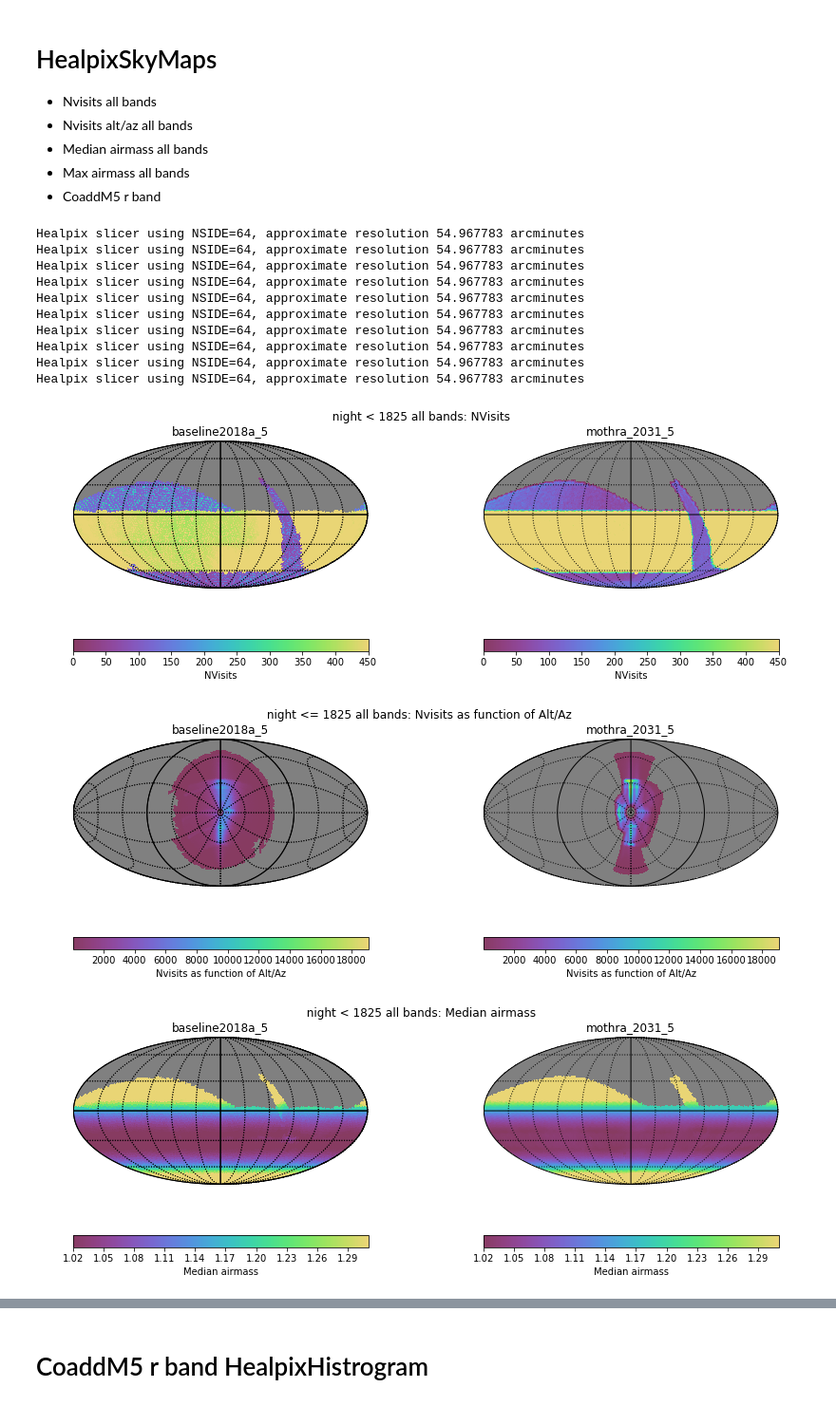
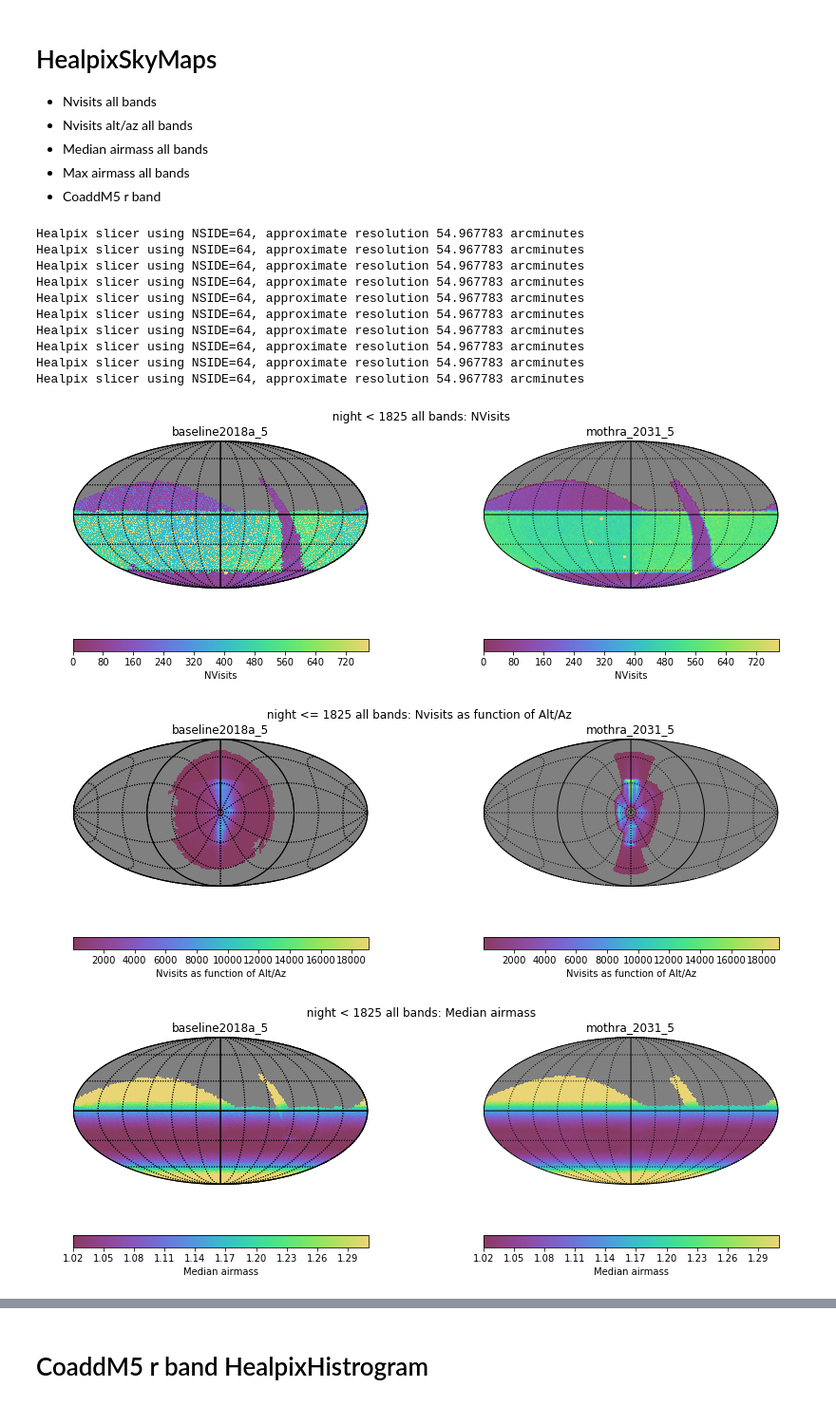
Before and after one commit to tribeiro/lsst_notebooks, a Jupyter notebook: fbs_notebooks/mothra_2031/baseline2018a_vs_mothra_2031_year5.ipynb, the cells around one changed output, grey strips where cells are left out. Shown at 95% size. Saved outputs shown, nothing was run; the diff lists cells and outputs as text; code cells hidden in the pictures.

```diff
--- a/fbs_notebooks/mothra_2031/baseline2018a_vs_mothra_2031_year5.ipynb
+++ b/fbs_notebooks/mothra_2031/baseline2018a_vs_mothra_2031_year5.ipynb
@@ -298,36 +293,36 @@ coaddM5_r, mname = comp.readMetricData(all_dict['CoaddM5  night < 1825 r band He
 with warnings.catch_warnings():
     comp.plotMetricData(n_visits_all,
                         plotFunc=plots.HealpixSkyMap(),
-                        userPlotDict={'figsize':(12,4),'colorMin':0,'colorMax':450, 'xMin':60,'xMax':100},
+                        userPlotDict={'figsize':(12,4),'colorMin':0,'colorMax':780, 'xMin':60,'xMax':100},
                         outDir='.',savefig=True)
     comp.plotMetricData(n_visits_all_alt_az,
                         plotFunc=plots.HealpixSkyMap(),
                         userPlotDict={'figsize':(12,4),'xMin':60,'xMax':100,'rot': (90, 90, 90), 'flip': 'geo'},
                         outDir='.',savefig=True)
     comp.plotMetricData(med_airmass_all,
                         plotFunc=plots.HealpixSkyMap(),
                         paramTitles=False,
                         userPlotDict={'figsize':(12,4),'colorMin':1.02,'colorMax':1.31},outDir='.',savefig=True)
     comp.plotMetricData(max_airmass_all,
                         plotFunc=plots.HealpixSkyMap(),
                         paramTitles=False,
                         userPlotDict={'figsize':(12,4),'colorMin':1.1,'colorMax':2.5},outDir='.',savefig=True)
     comp.plotMetricData(coaddM5_r,
                         plotFunc=plots.HealpixSkyMap(),
                         paramTitles=False,
                         userPlotDict={'figsize':(12,4),'colorMin':-3.0,'colorMax':0.0},outDir='.',savefig=True)
 # %% [output]
 Healpix slicer using NSIDE=64, approximate resolution 54.967783 arcminutes
 Healpix slicer using NSIDE=64, approximate resolution 54.967783 arcminutes
 Healpix slicer using NSIDE=64, approximate resolution 54.967783 arcminutes
 Healpix slicer using NSIDE=64, approximate resolution 54.967783 arcminutes
 Healpix slicer using NSIDE=64, approximate resolution 54.967783 arcminutes
 Healpix slicer using NSIDE=64, approximate resolution 54.967783 arcminutes
 Healpix slicer using NSIDE=64, approximate resolution 54.967783 arcminutes
 Healpix slicer using NSIDE=64, approximate resolution 54.967783 arcminutes
 Healpix slicer using NSIDE=64, approximate resolution 54.967783 arcminutes
 Healpix slicer using NSIDE=64, approximate resolution 54.967783 arcminutes
-[figure, old version]
+[figure, new version]
 [figure]
 [figure]
 [figure]
```
Also changed, not shown: parts of 7 cells of this notebook.
